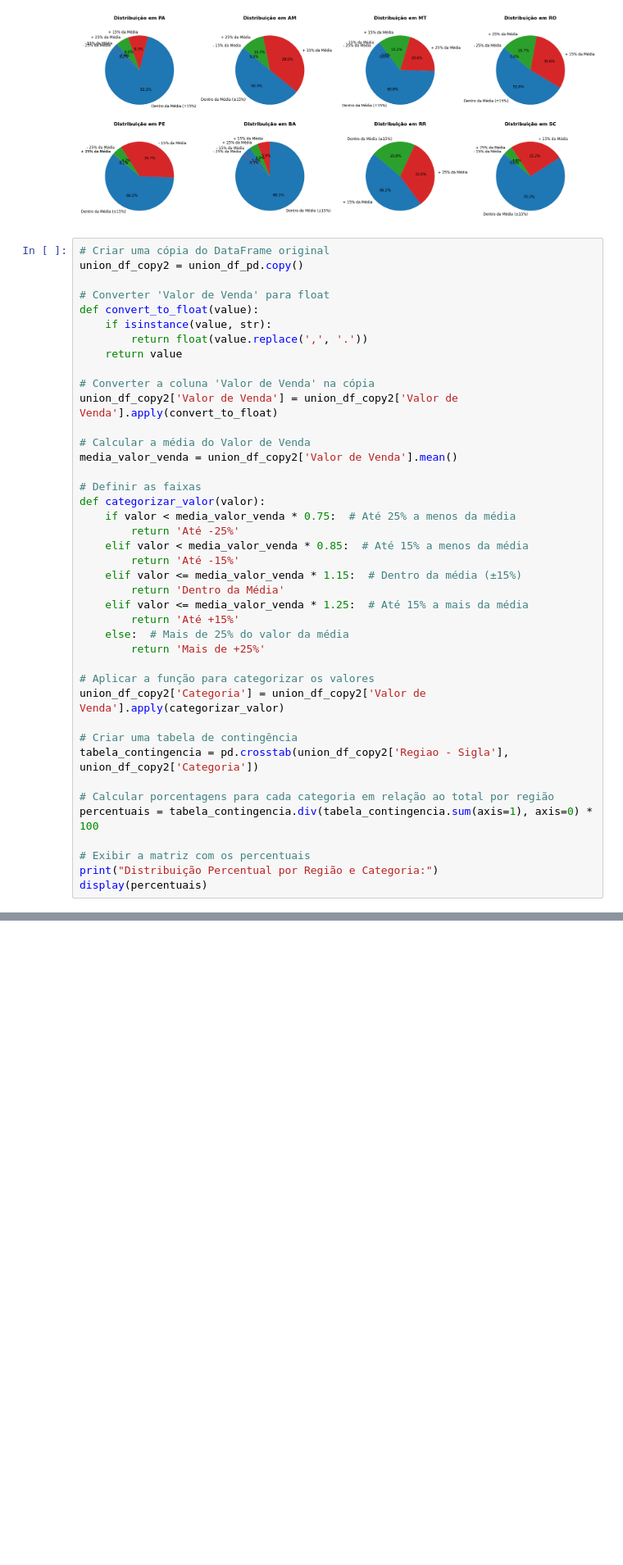
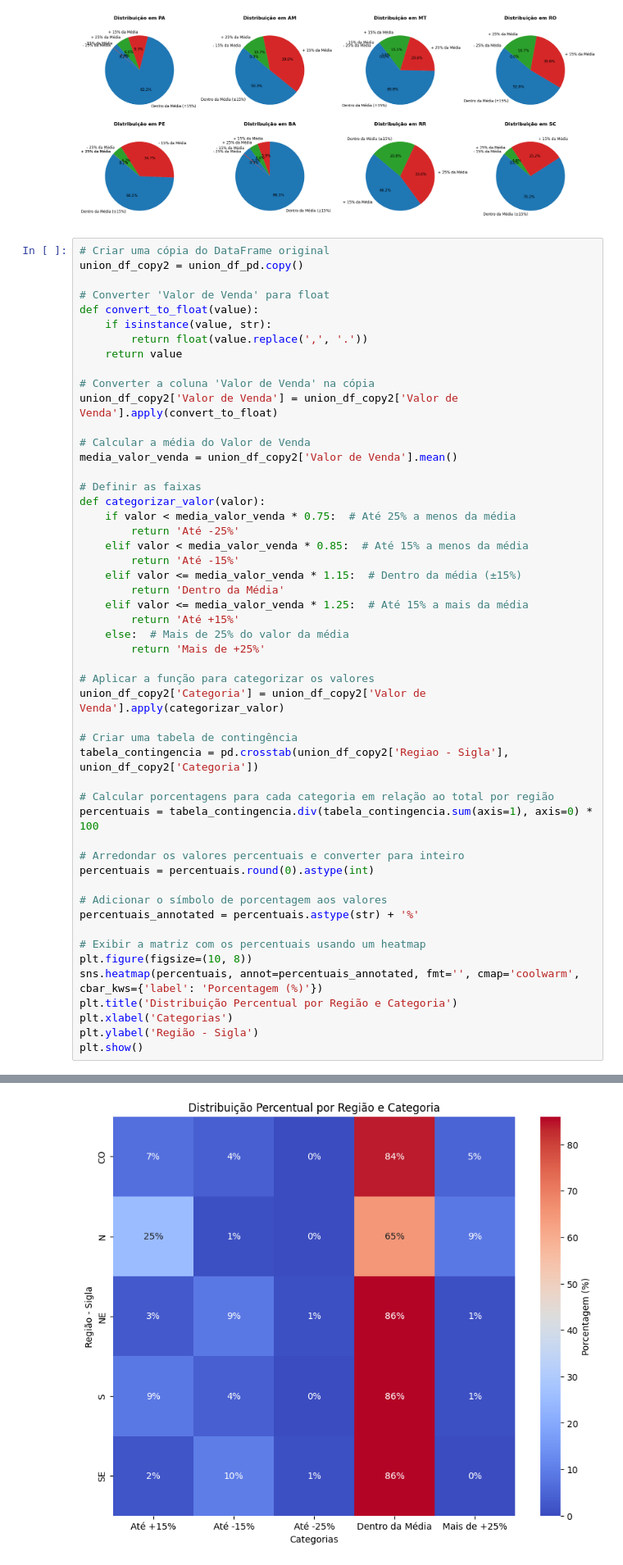
Before and after one commit to KoreTane/Analise-GLP, a Jupyter notebook: AnálisePreçoGLP.ipynb, the cells around one changed output, grey strips where cells are left out. Shown at 82% size. Saved outputs shown, nothing was run; the diff lists cells and outputs as text; blank space fills up the shorter version.

```diff
--- a/AnálisePreçoGLP.ipynb
+++ b/AnálisePreçoGLP.ipynb
@@ -632,7 +632,17 @@ tabela_contingencia = pd.crosstab(union_df_copy2['Regiao - Sigla'], union_df_cop
 # Calcular porcentagens para cada categoria em relação ao total por região
 percentuais = tabela_contingencia.div(tabela_contingencia.sum(axis=1), axis=0) * 100
 
-# Exibir a matriz com os percentuais
-print("Distribuição Percentual por Região e Categoria:")
-display(percentuais)
+# Arredondar os valores percentuais e converter para inteiro
+percentuais = percentuais.round(0).astype(int)
+
+# Adicionar o símbolo de porcentagem aos valores
+percentuais_annotated = percentuais.astype(str) + '%'
+
+# Exibir a matriz com os percentuais usando um heatmap
+plt.figure(figsize=(10, 8))
+sns.heatmap(percentuais, annot=percentuais_annotated, fmt='', cmap='coolwarm', cbar_kws={'label': 'Porcentagem (%)'})
+plt.title('Distribuição Percentual por Região e Categoria')
+plt.xlabel('Categorias')
+plt.ylabel('Região - Sigla')
+plt.show()
 # %% [output]
@@ -646,0 +649 @@ Distribuição Percentual por Região e Categoria:
+[figure, added]
```
Also changed, not shown: parts of 2 cells of this notebook.
